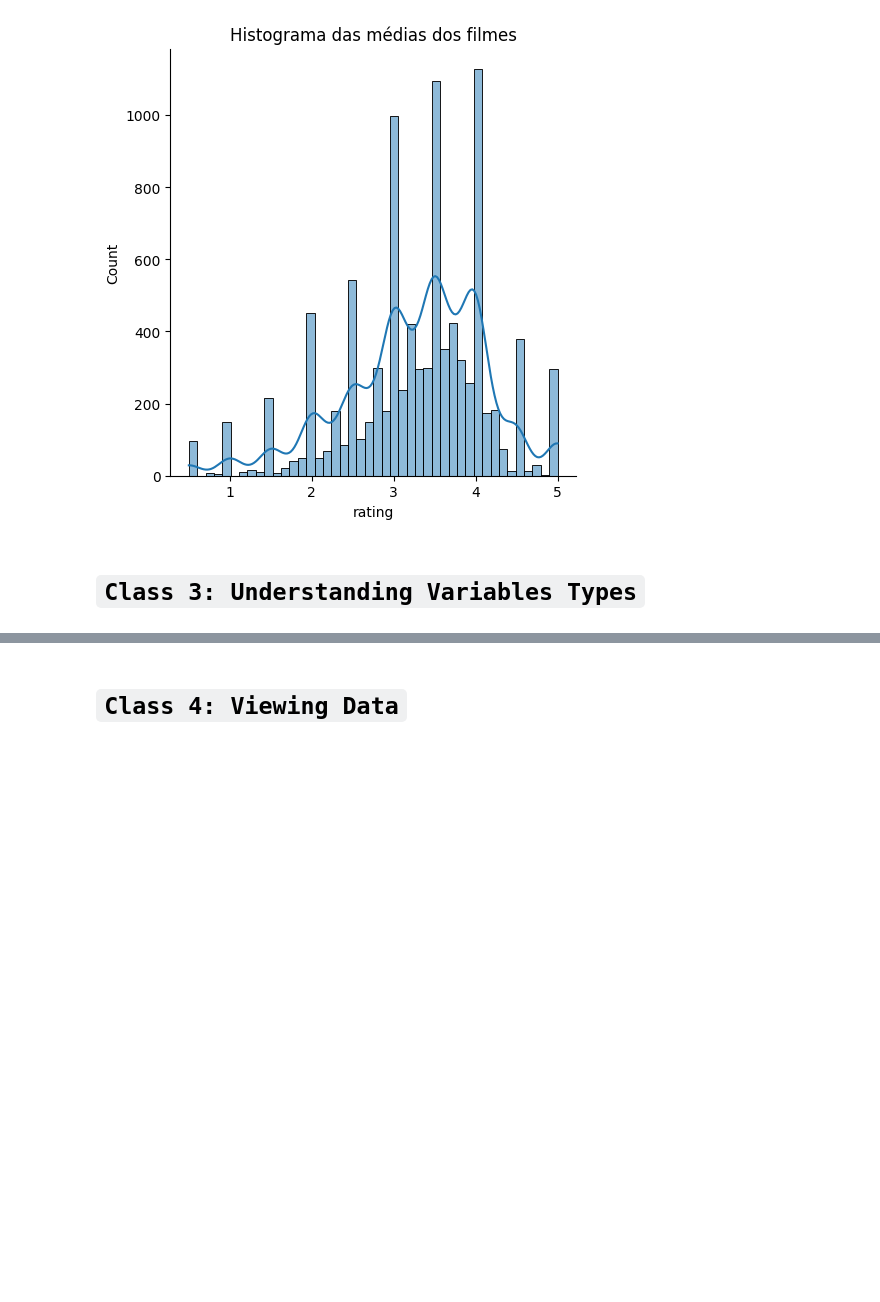
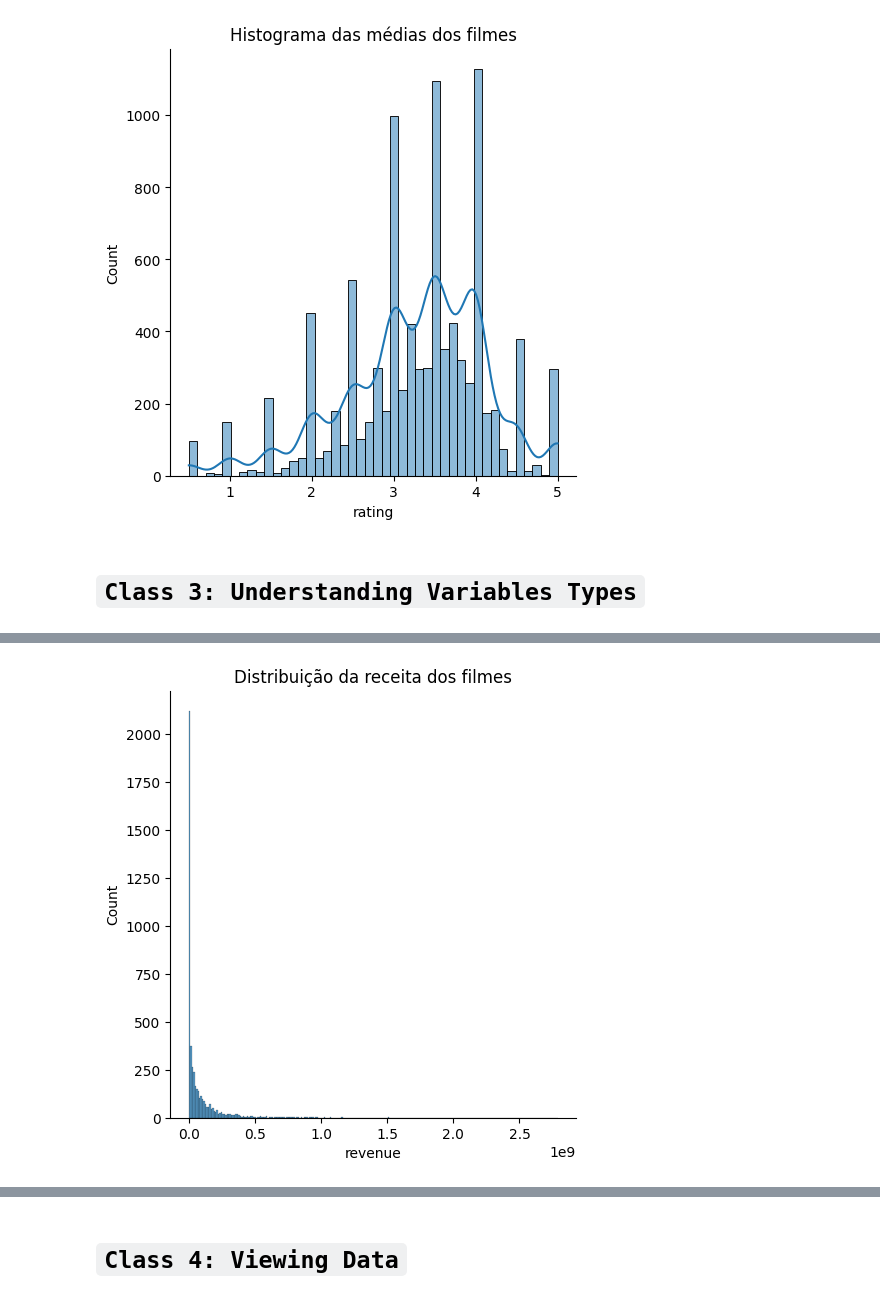
Before and after one commit to KaelDucatti/estudos-ds, a Jupyter notebook: data_science/explorando_analisando_dados/classes.ipynb, the cells around one changed output, grey strips where cells are left out. Saved outputs shown, nothing was run; the diff lists cells and outputs as text; code cells hidden in the pictures; blank space fills up the shorter version.

```diff
--- a/data_science/explorando_analisando_dados/classes.ipynb
+++ b/data_science/explorando_analisando_dados/classes.ipynb
@@ -177,0 +180,4 @@ Text(0.5, 1.0, 'Histograma das médias dos filmes')
+# %%
+# importando nova base de dados
+df_3 = pd.read_csv("arquivos/tmdb_5000_movies.csv", sep=",")
+df_3
@@ -177,0 +198,7 @@ Text(0.5, 1.0, 'Histograma das médias dos filmes')
+# %%
+# plotando faturamento dos filmes
+sns.displot(df_3["revenue"])
+plt.title("Distribuição da receita dos filmes")
+plt.show()
+# %% [output]
+[figure, added]
```
Also changed, not shown: parts of 7 cells of this notebook, 1 other file.
